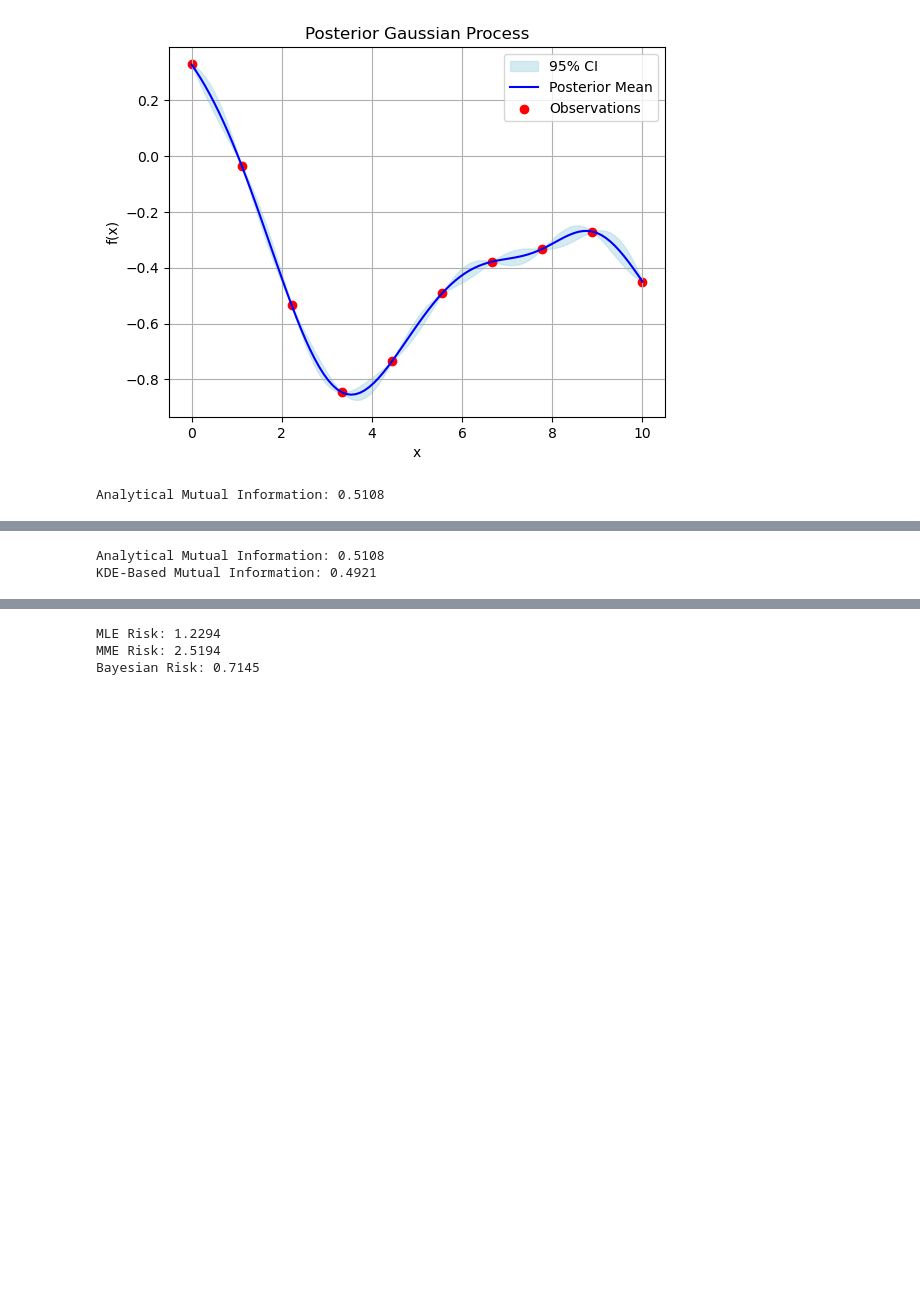
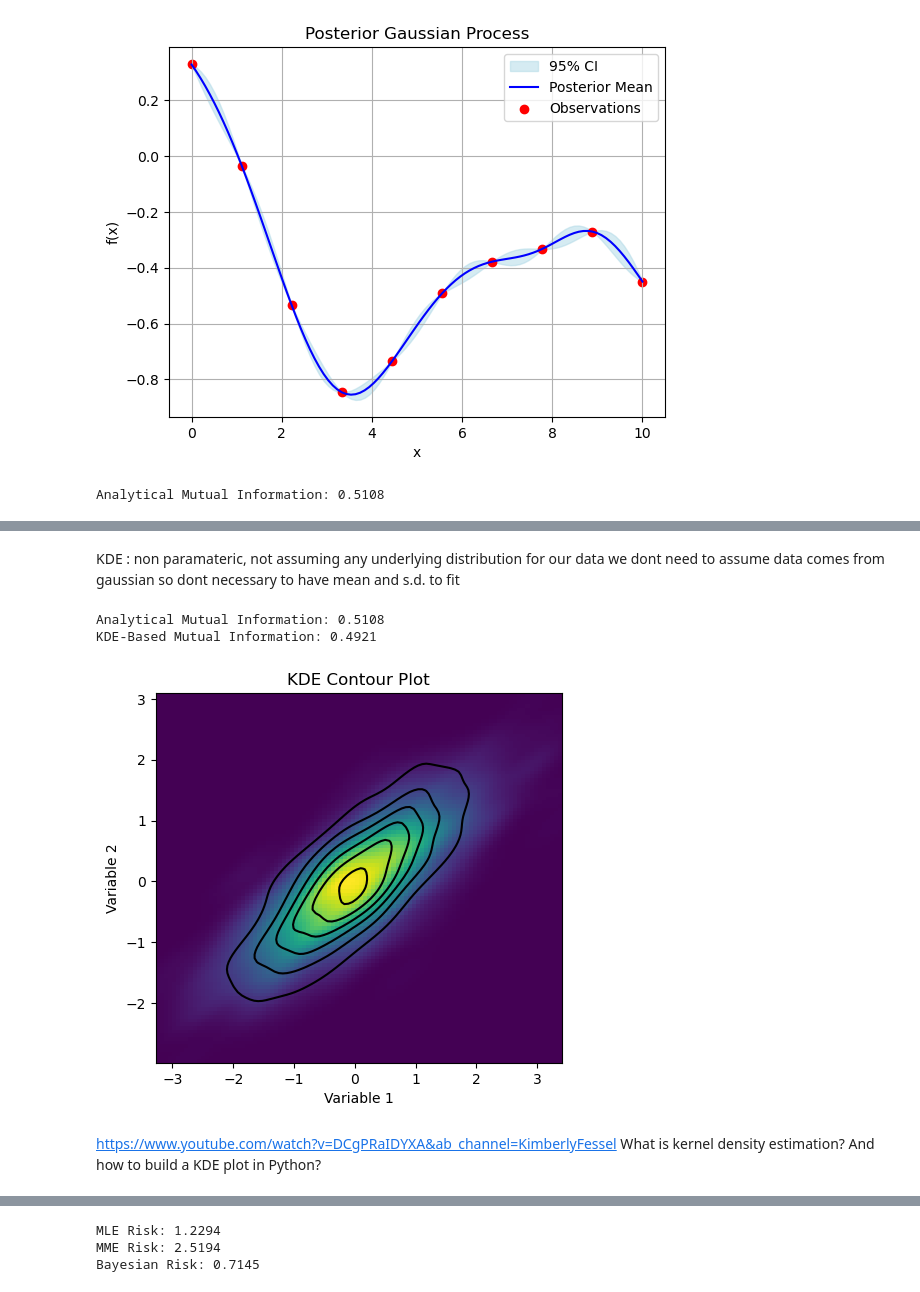
Before and after one commit to shubhankarx/Probability, a Jupyter notebook: Probability Project.ipynb, the cells around one changed output, grey strips where cells are left out. Saved outputs shown, nothing was run; the diff lists cells and outputs as text; code cells hidden in the pictures; blank space fills up the shorter version.

```diff
--- a/Probability Project.ipynb
+++ b/Probability Project.ipynb
@@ -1305,9 +1470,39 @@ KDE-Based Mutual Information: 0.4921
+# %% [markdown]
+KDE : non paramateric, not assuming any underlying distribution for our data
+we dont need to assume data comes from gaussian so dont necessary to have mean and s.d. to fit
 # %%
 print(f"Analytical Mutual Information: {mi_analytical:.4f}")
 print(f"KDE-Based Mutual Information: {mi_plugin:.4f}")
 # %% [output]
 Analytical Mutual Information: 0.5108
 KDE-Based Mutual Information: 0.4921
+# %%
+import matplotlib.pyplot as plt
+import numpy as np
+from scipy.stats import gaussian_kde
+
+# Assuming 'samples' is already defined and contains your data
+
+# Create the KDE object
+kde_joint = gaussian_kde(samples.T)
+
+x, y = np.meshgrid(np.linspace(samples[:, 0].min(), samples[:, 0].max(), 100),
+                    np.linspace(samples[:, 1].min(), samples[:, 1].max(), 100))
+positions = np.vstack([x.ravel(), y.ravel()])
+Z = np.reshape(kde_joint(positions).T, x.shape)
+
+fig, ax = plt.subplots()
+ax.imshow(np.rot90(Z), cmap=plt.cm.viridis, extent=[samples[:, 0].min(), samples[:, 0].max(), samples[:, 1].min(), samples[:, 1].max()])
+ax.contour(x, y, Z, colors='k')
+ax.set_xlabel("Variable 1")
+ax.set_ylabel("Variable 2")
+ax.set_title("KDE Contour Plot")
+plt.show()
+# %% [output]
+[figure, added]
+# %% [markdown]
+https://www.youtube.com/watch?v=DCgPRaIDYXA&ab_channel=KimberlyFessel
+What is kernel density estimation? And how to build a KDE plot in Python?
 # %%
 def evaluate_convergence(cov_matrix, sample_sizes, grid_size=100):
     analytical_mi = analytical_mutual_information(cov_matrix)
```
Also changed, not shown: parts of 16 cells of this notebook, 22 other files.
